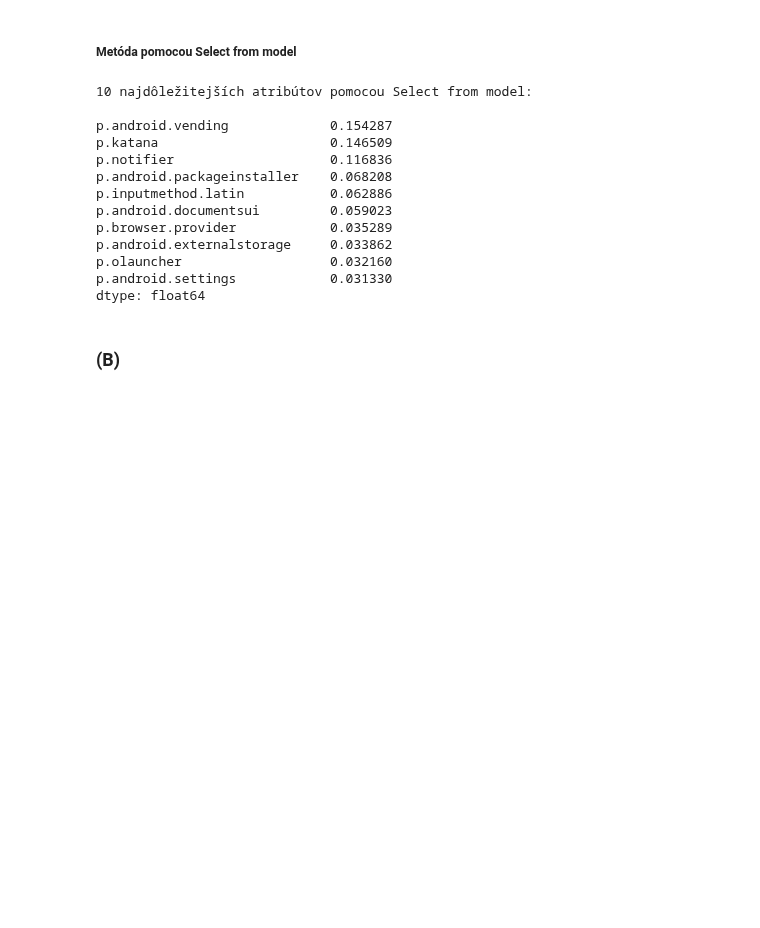
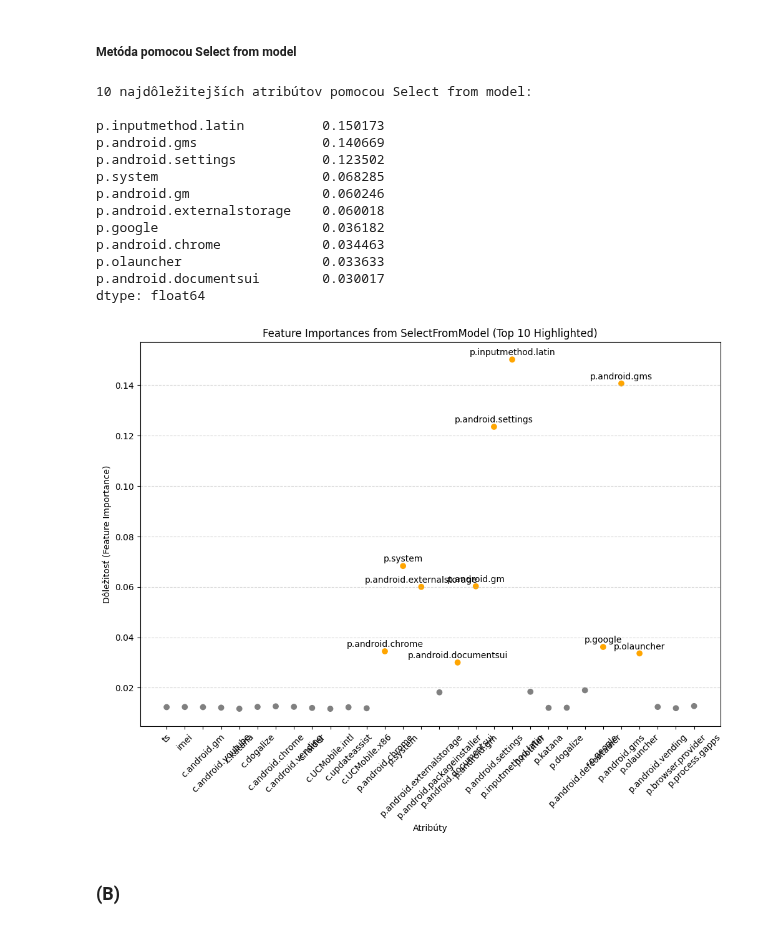
Before and after one commit to LeonRado1/IAU-zadanie, a Jupyter notebook: data_preprocessing.ipynb, the cells around one changed output. Cells and saved outputs as stored; diff of their text form; code cells hidden in the pictures; blank space fills up the shorter version.

```diff
--- a/data_preprocessing.ipynb
+++ b/data_preprocessing.ipynb
@@ -358,40 +373,58 @@ dtype: float64
 # %% [markdown]
 ##### Metóda pomocou Select from model
 # %%
-feature_names = X_train.columns
+feature_names = X_train.columns[:X_train_transformed.shape[1]]
 
 model = RandomForestClassifier()
 model.fit(X_train_transformed, y_train)
 
 selector = SelectFromModel(model, threshold=0, prefit=True)
 X_selected = selector.transform(X_train_transformed)
 
 selected_features_mask = selector.get_support()
 
 selected_feature_names = feature_names[selected_features_mask]
 
 selected_feature_importances = model.feature_importances_[selected_features_mask]
 
 importance = pd.Series(selected_feature_importances, index=selected_feature_names)
 
 select_from_model_features = importance.nlargest(10)
 
 print("10 najdôležitejších atribútov pomocou Select from model: \n")
 print(select_from_model_features)
+
+plt.figure(figsize=(12, 8))
+all_features = importance.index
+all_importances = importance.values
+
+colors = ["orange" if feature in select_from_model_features.index else "grey" for feature in all_features]
+plt.scatter(all_features, all_importances, color=colors)
+plt.xticks(rotation=45)
+plt.xlabel("Atribúty")
+plt.ylabel("Dôležitosť (Feature Importance)")
+plt.title("Feature Importances from SelectFromModel (Top 10 Highlighted)")
+plt.grid(axis='y', linestyle='--', alpha=0.5)
+
+for feature, importance_value in select_from_model_features.items():
+    plt.annotate(f"{feature}", (feature, importance_value), textcoords="offset points", xytext=(0, 5), ha='center')
+
+plt.show()
 # %% [output]
 10 najdôležitejších atribútov pomocou Select from model:
 
-p.android.vending             0.154287
-p.katana                      0.146509
-p.notifier                    0.116836
-p.android.packageinstaller    0.068208
-p.inputmethod.latin           0.062886
-p.android.documentsui         0.059023
-p.browser.provider            0.035289
-p.android.externalstorage     0.033862
-p.olauncher                   0.032160
-p.android.settings            0.031330
+p.inputmethod.latin          0.150173
+p.android.gms                0.140669
+p.android.settings           0.123502
+p.system                     0.068285
+p.android.gm                 0.060246
+p.android.externalstorage    0.060018
+p.google                     0.036182
+p.android.chrome             0.034463
+p.olauncher                  0.033633
+p.android.documentsui        0.030017
 dtype: float64
+[figure, added]
 # %% [markdown]
 ### (B)
 # %%
```
Also changed, not shown: parts of 7 cells of this notebook.
